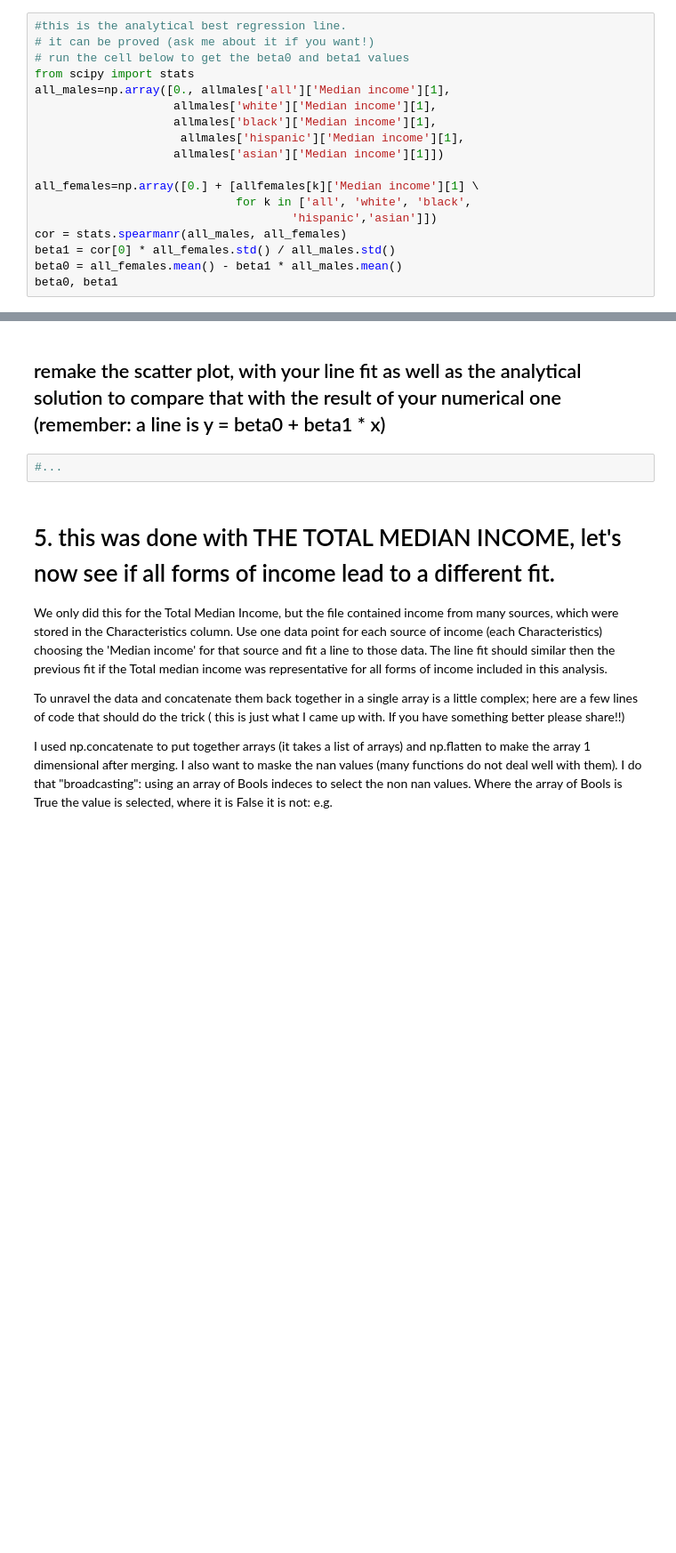
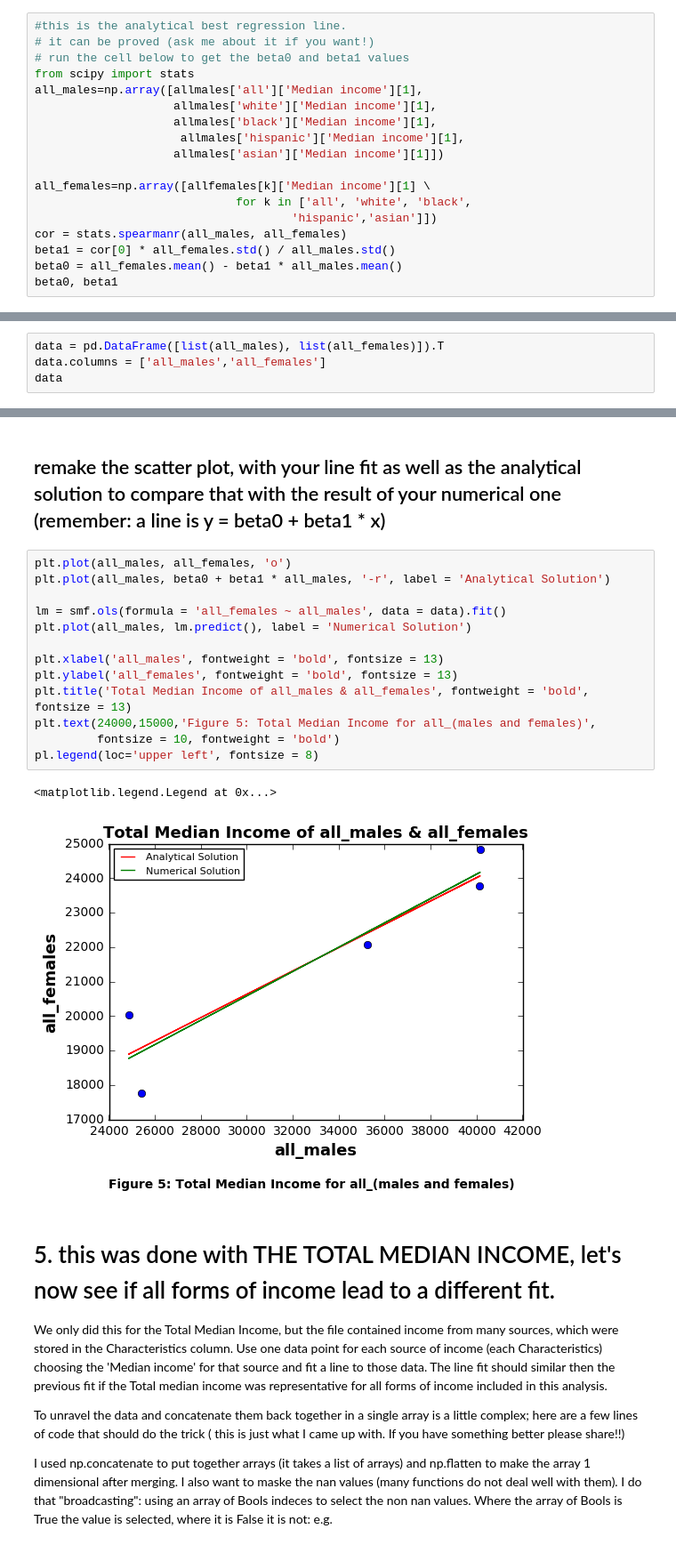
Before and after one commit to achillessaxby/PUI2016_aes807, a Jupyter notebook: HW5_aes807/HW5_Assignment_2_Solutions_aes807.ipynb, the cells around one changed output, grey strips where cells are left out. Shown at 89% size. Cells and saved outputs as stored; diff of their text form; blank space fills up the shorter version.

```diff
--- a/HW5_aes807/HW5_Assignment_2_Solutions_aes807.ipynb
+++ b/HW5_aes807/HW5_Assignment_2_Solutions_aes807.ipynb
@@ -238,13 +423,13 @@ in args I put all arguments of the function residuals that are not to be evaluat
 # it can be proved (ask me about it if you want!)
 # run the cell below to get the beta0 and beta1 values
 from scipy import stats
-all_males=np.array([0., allmales['all']['Median income'][1],
+all_males=np.array([allmales['all']['Median income'][1],
                     allmales['white']['Median income'][1],
                     allmales['black']['Median income'][1],
                      allmales['hispanic']['Median income'][1],
                     allmales['asian']['Median income'][1]])
 
-all_females=np.array([0.] + [allfemales[k]['Median income'][1] \
+all_females=np.array([allfemales[k]['Median income'][1] \
                              for k in ['all', 'white', 'black',
                                      'hispanic','asian']])
 cor = stats.spearmanr(all_males, all_females)
@@ -255,0 +441,4 @@ beta0, beta1
+# %%
+data = pd.DataFrame([list(all_males), list(all_females)]).T
+data.columns = ['all_males','all_females']
+data
@@ -256,7 +452,21 @@ beta0, beta1
 # %% [markdown]
 ## remake the scatter plot, with your line fit as well as the analytical solution to compare that with the result of your numerical one (remember: a line is y = beta0 + beta1 * x)
-# %%
-#...
+# %%
+plt.plot(all_males, all_females, 'o')
+plt.plot(all_males, beta0 + beta1 * all_males, '-r', label = 'Analytical Solution')
+
+lm = smf.ols(formula = 'all_females ~ all_males', data = data).fit()
+plt.plot(all_males, lm.predict(), label = 'Numerical Solution')
+
+plt.xlabel('all_males', fontweight = 'bold', fontsize = 13)
+plt.ylabel('all_females', fontweight = 'bold', fontsize = 13)
+plt.title('Total Median Income of all_males & all_females', fontweight = 'bold', fontsize = 13)
+plt.text(24000,15000,'Figure 5: Total Median Income for all_(males and females)',
+         fontsize = 10, fontweight = 'bold')
+pl.legend(loc='upper left', fontsize = 8)
+# %% [output]
+<matplotlib.legend.Legend at 0x...>
+[figure, added]
 # %% [markdown]
 # 5. this was done with THE TOTAL MEDIAN INCOME, let's now see if all forms of income lead to a different fit.
 
```
Also changed, not shown: parts of 43 cells of this notebook.
